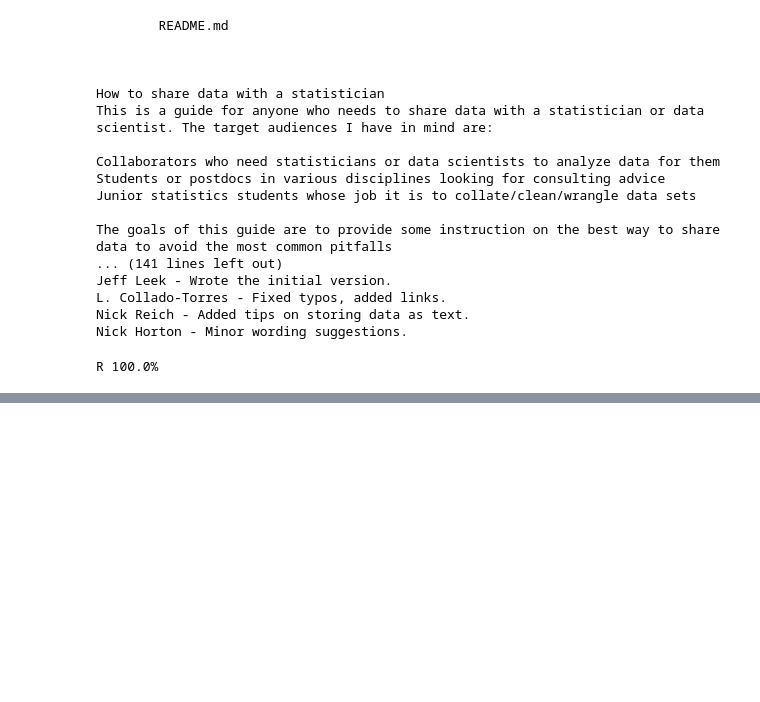
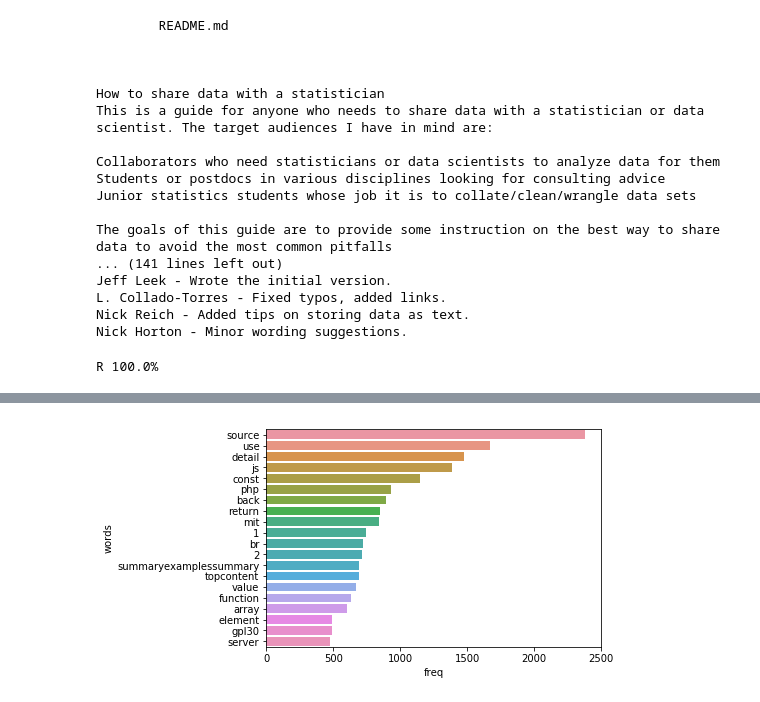
Before and after one commit to nlp-101/github_nlp, a Jupyter notebook: cody_notebook.ipynb, the cells around one changed output, grey strips where cells are left out. Saved outputs shown, nothing was run; the diff lists cells and outputs as text; code cells hidden in the pictures; blank space fills up the shorter version.

```diff
--- a/cody_notebook.ipynb
+++ b/cody_notebook.ipynb
@@ -196,0 +283,2 @@ R 100.0%
+# %%
+df.drop(columns='readme_contents', inplace=True)
@@ -196,0 +363,5 @@ R 100.0%
+# %%
+sns.barplot(top_20_js_words.freq, top_20_js_words.words)
+plt.show()
+# %% [output]
+[figure, added]
```
Also changed, not shown: parts of 22 cells of this notebook, 1 other file.
